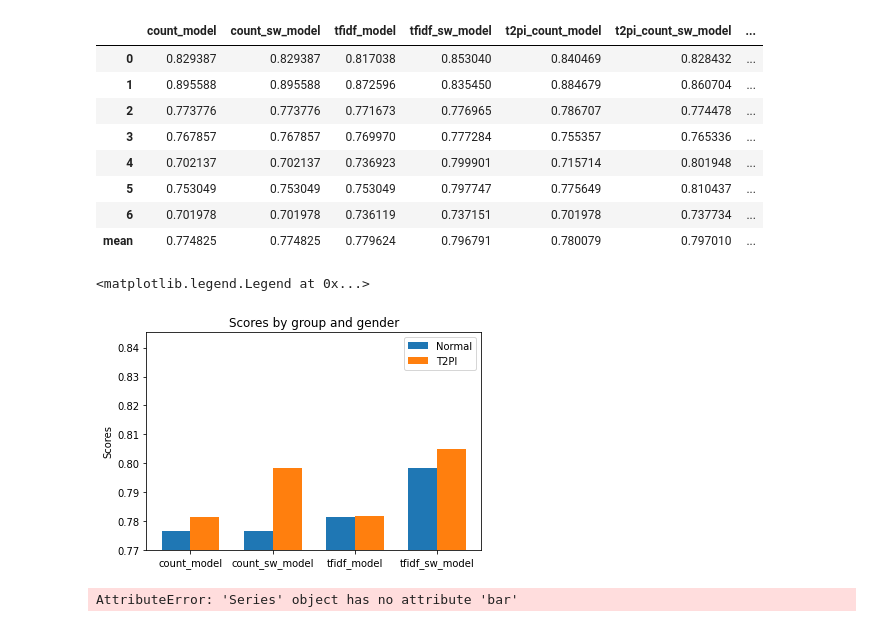
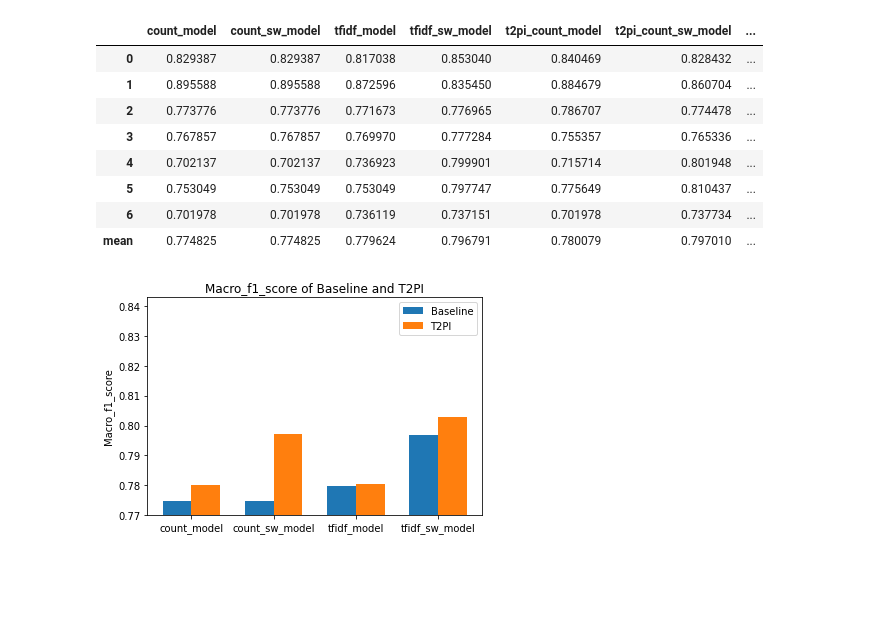
Before and after one commit to iamr0b0tx/topic_modeler, a Jupyter notebook: term_term_pr_distr_and_inference-multinomial-min_df-1-size-150-max.ipynb, the cells around one changed output. Cells and saved outputs as stored; diff of their text form; code cells hidden in the pictures; blank space fills up the shorter version.

```diff
--- a/term_term_pr_distr_and_inference-multinomial-min_df-1-size-150-max.ipynb
+++ b/term_term_pr_distr_and_inference-multinomial-min_df-1-size-150-max.ipynb
@@ -477,29 +477,7 @@ macro_f1_score.head(split_size+1)
 | 5 | 0.753049 | 0.753049 | 0.753049 | 0.797747 | 0.775649 | 0.810437 | ... |
 | 6 | 0.701978 | 0.701978 | 0.736119 | 0.737151 | 0.701978 | 0.737734 | ... |
 | mean | 0.774825 | 0.774825 | 0.779624 | 0.796791 | 0.780079 | 0.797010 | ... |
-# %%
-xlabels = ["count_model", "count_sw_model", "tfidf_model", "tfidf_sw_model"]
-accuracy_means = accuracy[["count_model", "count_sw_model", "tfidf_model", "tfidf_sw_model"]].loc["mean"]
-t2pi_accuracy_means = accuracy[["t2pi_count_model", "t2pi_count_sw_model", "t2pi_tfidf_model", "t2pi_tfidf_sw_model"]].loc["mean"]
-
-xvalues = np.arange(len(xlabels))  # the label locations
-width = 0.35  # the width of the bars
-
-fig, ax = plt.subplots()
-rects1 = ax.bar(xvalues - width/2, accuracy_means, width, label='Normal')
-rects2 = ax.bar(xvalues + width/2, t2pi_accuracy_means, width, label='T2PI')
-
-# Add some text for labels, title and custom x-axis tick labels, etc.
-ax.set_ylabel('Scores')
-ax.set_title('Scores by group and gender')
-ax.set_ylim(ymin=0.77)
-ax.set_xticks(xvalues)
-ax.set_xticklabels(xlabels)
-ax.legend()
-# %% [output]
-<matplotlib.legend.Legend at 0x...>
-[figure, removed]
-# %%
-accuracy.loc["mean"].bar()
-# %% [output]
-AttributeError: 'Series' object has no attribute 'bar'
+# %%
+plot_bars(macro_f1_score, ylabel="macro_f1_score", ymin=0.77)
+# %% [output]
+[figure, added]
```
Also changed, not shown: parts of 3 cells of this notebook.
